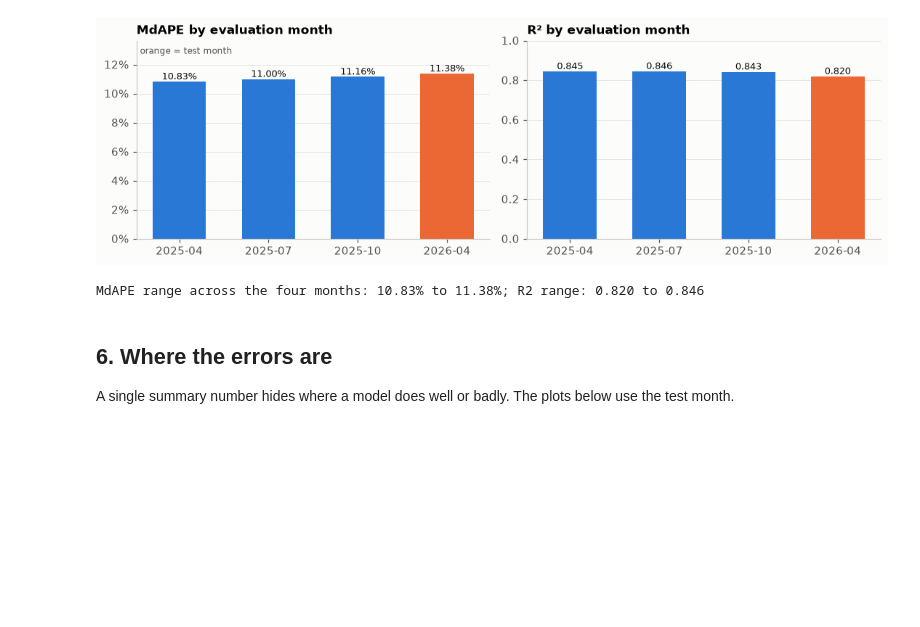
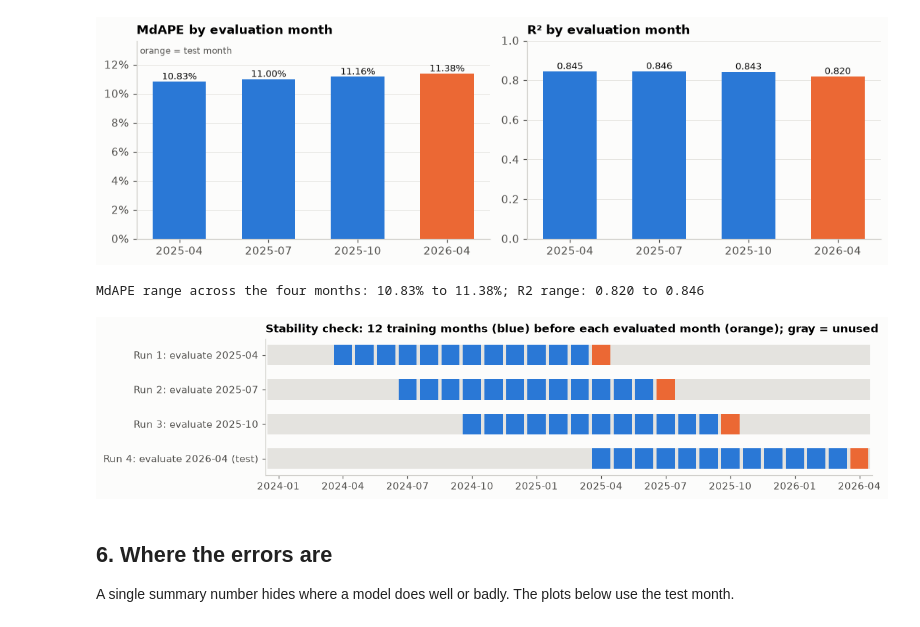
Before and after one commit to orcunTasdemir/IDX-Exchange-Data-Science, a Jupyter notebook: notebooks/03_baseline_model.ipynb, the cells around one changed output. Cells and saved outputs as stored; diff of their text form; code cells hidden in the pictures; blank space fills up the shorter version.

```diff
--- a/notebooks/03_baseline_model.ipynb
+++ b/notebooks/03_baseline_model.ipynb
@@ -204,6 +204,29 @@ print(f"MdAPE range across the four months: {backtest['MdAPE'].min():.2f}% to {b
 # %% [output]
 [figure]
 MdAPE range across the four months: 10.83% to 11.38%; R2 range: 0.820 to 0.846
+# %%
+# Which months each of the four runs trained on (blue) and evaluated (orange)
+months = sorted(clean_df['CloseMonth'].unique())
+idx = {m: i for i, m in enumerate(months)}
+fig, ax = plt.subplots(figsize=(11, 2.6))
+for row, eval_month in enumerate(reversed(BACKTEST_MONTHS)):
+    i = idx[eval_month]
+    ax.barh(row, len(months), left=-0.5, height=0.6, color=LIGHT_GRAY, zorder=0)
+    for m in months[i - N_MONTHS:i]:
+        ax.barh(row, 0.85, left=idx[m] - 0.425, height=0.6, color=BLUE)
+    ax.barh(row, 0.85, left=i - 0.425, height=0.6, color=ORANGE)
+labels = [f'Run {len(BACKTEST_MONTHS) - r}: evaluate {m}' + (' (test)' if m == TEST_MONTH else '')
+          for r, m in enumerate(reversed(BACKTEST_MONTHS))]
+ax.set_yticks(range(len(BACKTEST_MONTHS)), labels)
+ax.set_xticks(range(0, len(months), 3), [months[i] for i in range(0, len(months), 3)])
+ax.set_xlim(-0.6, len(months) - 0.4)
+ax.grid(False)
+ax.set_title('Stability check: 12 training months (blue) before each evaluated month (orange); gray = unused')
+plt.tight_layout()
+save_fig('03_stability_timeline')
+plt.show()
+# %% [output]
+[figure, added]
 # %% [markdown]
 ## 6. Where the errors are
 
```
Also changed, not shown: 4 other files.
